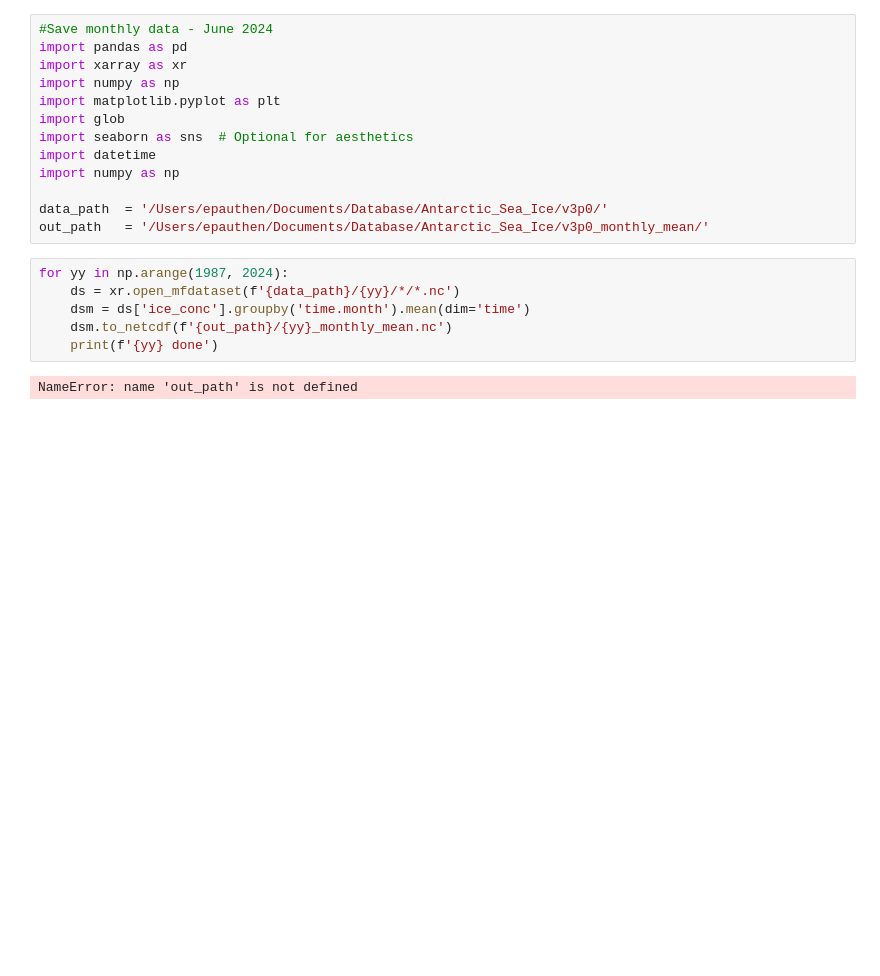
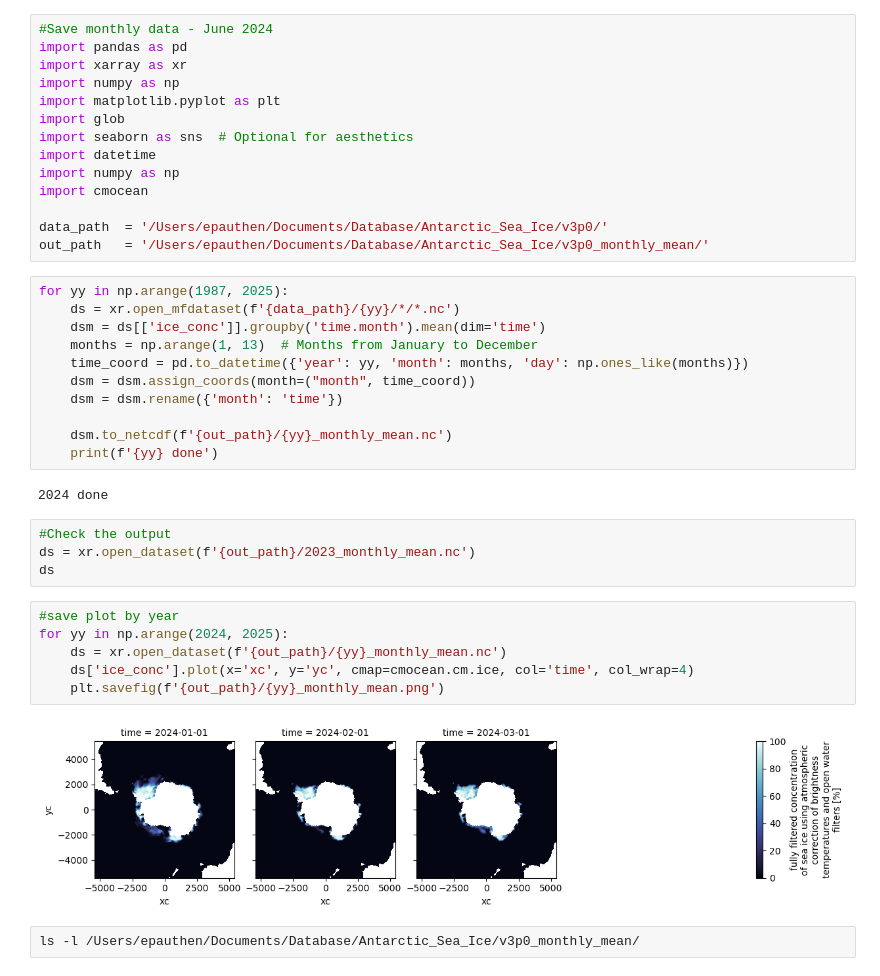
Before and after one commit to EPauthenet/Climate-Vizualisation, a Jupyter notebook: Daily_Antarctic_Sea_Ice/SIC_monthly.ipynb, the cells around one changed output. Drawn from its saved outputs; the diff is of its cells as text; blank space fills up the shorter version.

```diff
--- a/Daily_Antarctic_Sea_Ice/SIC_monthly.ipynb
+++ b/Daily_Antarctic_Sea_Ice/SIC_monthly.ipynb
@@ -8,14 +8,34 @@ import glob
 import seaborn as sns  # Optional for aesthetics
 import datetime
 import numpy as np
+import cmocean
 
 data_path  = '/Users/epauthen/Documents/Database/Antarctic_Sea_Ice/v3p0/'
 out_path   = '/Users/epauthen/Documents/Database/Antarctic_Sea_Ice/v3p0_monthly_mean/'
 # %%
-for yy in np.arange(1987, 2024):
+for yy in np.arange(1987, 2025):
     ds = xr.open_mfdataset(f'{data_path}/{yy}/*/*.nc')
-    dsm = ds['ice_conc'].groupby('time.month').mean(dim='time')
+    dsm = ds[['ice_conc']].groupby('time.month').mean(dim='time')
+    months = np.arange(1, 13)  # Months from January to December
+    time_coord = pd.to_datetime({'year': yy, 'month': months, 'day': np.ones_like(months)})
+    dsm = dsm.assign_coords(month=("month", time_coord))
+    dsm = dsm.rename({'month': 'time'})
+
     dsm.to_netcdf(f'{out_path}/{yy}_monthly_mean.nc')
     print(f'{yy} done')
 # %% [output]
-NameError: name 'out_path' is not defined
+2024 done
+# %%
+#Check the output
+ds = xr.open_dataset(f'{out_path}/2023_monthly_mean.nc')
+ds
+# %%
+#save plot by year
+for yy in np.arange(2024, 2025):
+    ds = xr.open_dataset(f'{out_path}/{yy}_monthly_mean.nc')
+    ds['ice_conc'].plot(x='xc', y='yc', cmap=cmocean.cm.ice, col='time', col_wrap=4)
+    plt.savefig(f'{out_path}/{yy}_monthly_mean.png')
+# %% [output]
+[figure, added]
+# %%
+ls -l /Users/epauthen/Documents/Database/Antarctic_Sea_Ice/v3p0_monthly_mean/
```
Also changed, not shown: 2 other files.
